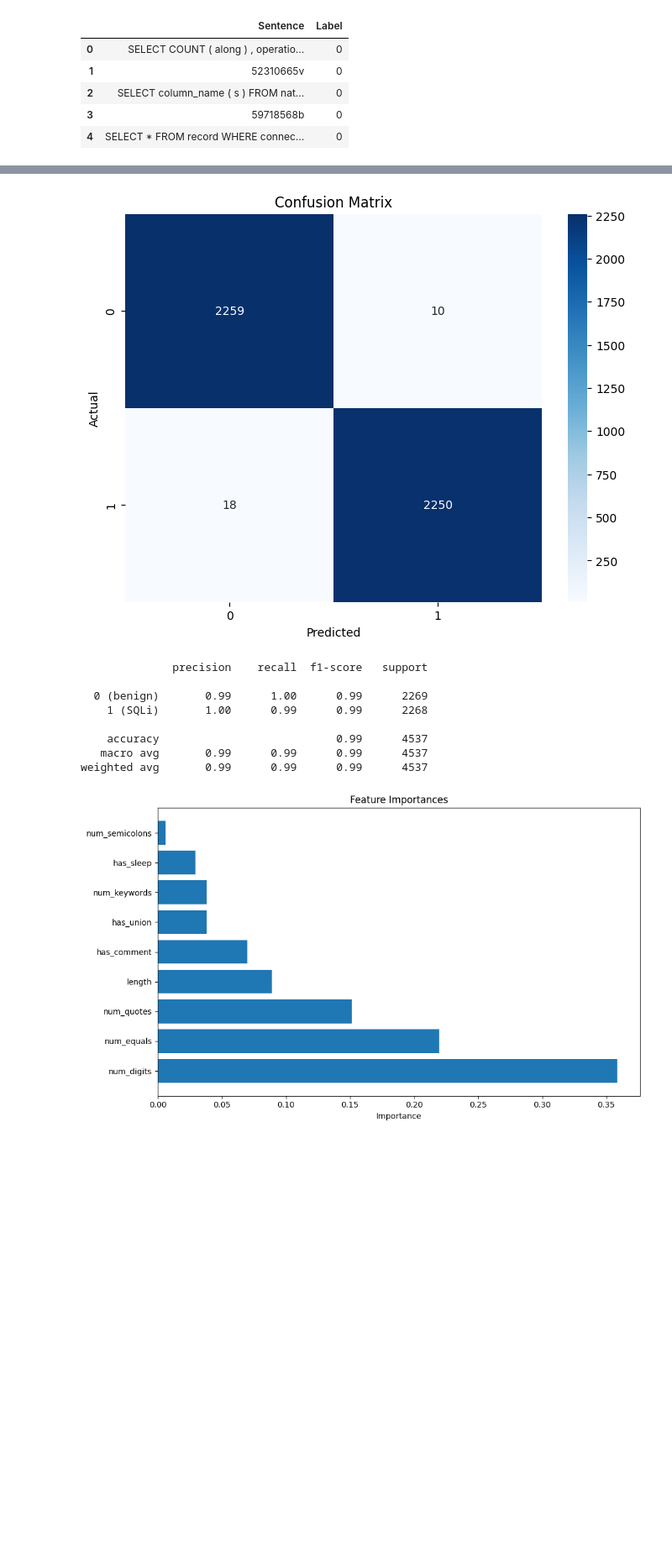
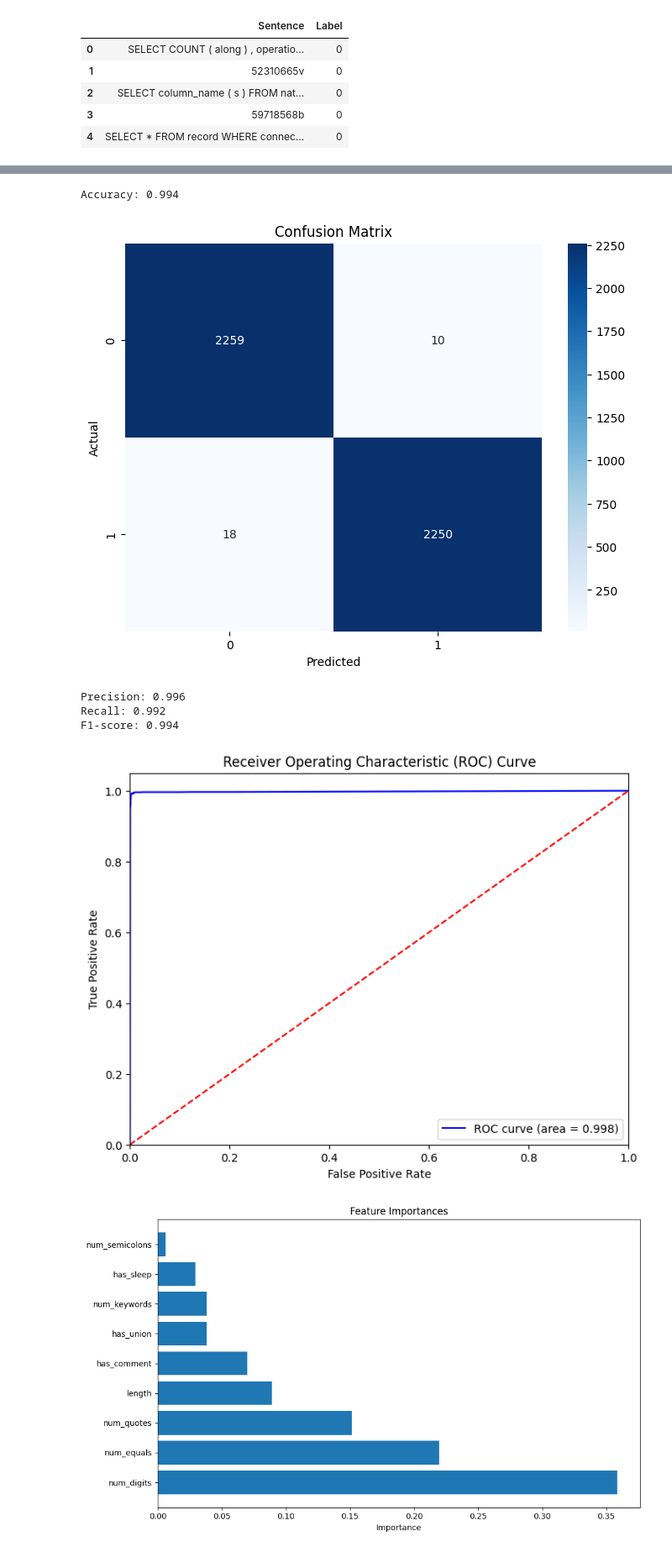
Before and after one commit to NathENSAE/Asma, a Jupyter notebook: sqli.ipynb, the cells around one changed output, grey strips where cells are left out. Shown at 84% size. Saved outputs shown, nothing was run; the diff lists cells and outputs as text; code cells hidden in the pictures; blank space fills up the shorter version.

```diff
--- a/sqli.ipynb
+++ b/sqli.ipynb
@@ -167,6 +165,10 @@ clf = RandomForestClassifier(n_estimators=100, random_state=42)
 clf.fit(X_train, y_train)
 
 y_pred = clf.predict(X_test)
+
+# Evaluate the model
+accuracy = accuracy_score(y_test, y_pred)
+print(f"Accuracy: {accuracy:.3f}")
 
 # Confusion matrix
 cm = confusion_matrix(y_test, y_pred)
@@ -177,19 +179,38 @@ plt.ylabel('Actual')
 plt.title('Confusion Matrix')
 plt.show()
 # %% [output]
+Accuracy: 0.994
 [figure]
 # %%
-# Accuracy, precision, recall, F1-score
-print(classification_report(y_test, y_pred, target_names=['0 (benign)', '1 (SQLi)']))
+# Calculate precision and recall
+precision = cm[1, 1] / (cm[1, 1] + cm[0, 1]) if (cm[1, 1] + cm[0, 1]) > 0 else 0
+recall = cm[1, 1] / (cm[1, 1] + cm[1, 0]) if (cm[1, 1] + cm[1, 0]) > 0 else 0
+print(f"Precision: {precision:.3f}")
+print(f"Recall: {recall:.3f}")
+
+# Calculate f1-score
+f1_score = 2 * (precision * recall) / (precision + recall) if (precision + recall) > 0 else 0
+print(f"F1-score: {f1_score:.3f}")
 # %% [output]
-              precision    recall  f1-score   support
-
-  0 (benign)       0.99      1.00      0.99      2269
-    1 (SQLi)       1.00      0.99      0.99      2268
-
-    accuracy                           0.99      4537
-   macro avg       0.99      0.99      0.99      4537
-weighted avg       0.99      0.99      0.99      4537
+Precision: 0.996
+Recall: 0.992
+F1-score: 0.994
+# %%
+# ROC Curve
+fpr, tpr, thresholds = roc_curve(y_test, clf.predict_proba(X_test)[:, 1], pos_label='1')
+roc_auc = auc(fpr, tpr)
+plt.figure(figsize=(8, 6))
+plt.plot(fpr, tpr, color='blue', label=f'ROC curve (area = {roc_auc:.3f})')
+plt.plot([0, 1], [0, 1], color='red', linestyle='--')
+plt.xlim([0.0, 1.0])
+plt.ylim([0.0, 1.05])
+plt.xlabel('False Positive Rate')
+plt.ylabel('True Positive Rate')
+plt.title('Receiver Operating Characteristic (ROC) Curve')
+plt.legend(loc='lower right')
+plt.show()
+# %% [output]
+[figure, added]
 # %%
 importances = clf.feature_importances_
 feature_names = custom_feature_names
```
Also changed, not shown: parts of 7 cells of this notebook.
